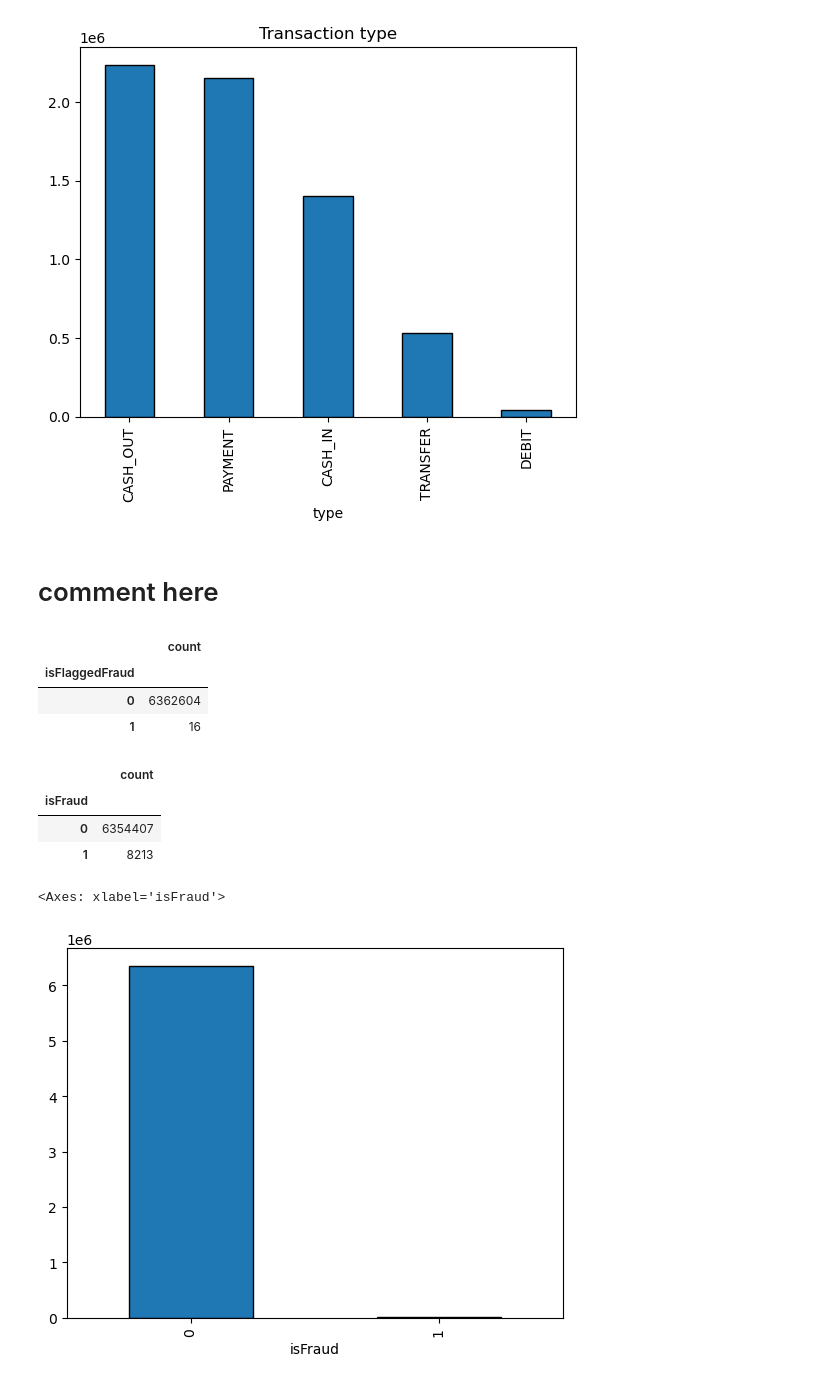
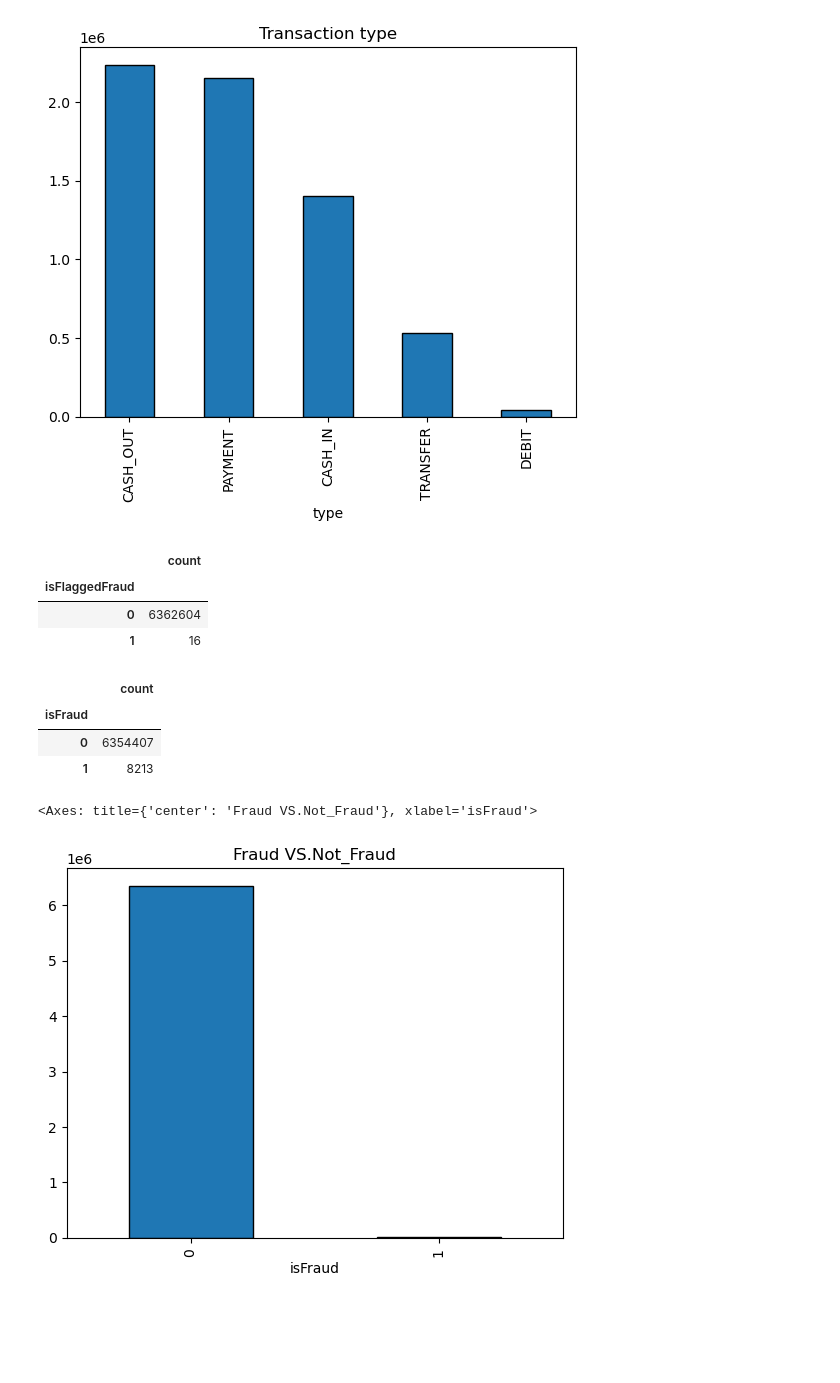
Before and after one commit to MaimunaBawa/Phase2TLAB1, a Jupyter notebook: EDA-1.ipynb, the cells around one changed output. Saved outputs shown, nothing was run; the diff lists cells and outputs as text; code cells hidden in the pictures; blank space fills up the shorter version.

```diff
--- a/EDA-1.ipynb
+++ b/EDA-1.ipynb
@@ -9,6 +33,6 @@ import statsmodels.api as sm
 # %%
 # Read FinancalFraud csv file into DataFrame
-df=pd.read_csv("/Users/sa19/Desktop/Financial-Fraud_Tlab_Phase2/PS_20174392719_1491204439457_log copy.csv")
+df=pd.read_csv("/Users/sa19/Desktop/Phase2TLAB1/PS_20174392719_1491204439457_log copy.csv")
 # %%
 #print the first five rows of the dataset
 df.head()
@@ -78,14 +99,14 @@ df_type.plot.bar(title= "Transaction type",edgecolor="black")
 # %% [output]
 <Axes: title={'center': 'Transaction type'}, xlabel='type'>
 [figure]
-# %% [markdown]
-# comment here
-# %%
-df_ffraud = df.value_counts("isFlaggedFraud")
-df_ffraud.to_frame()
-# %% [output]
-|  | count |
-| isFlaggedFraud |  |
-| 0 | 6362604 |
-| 1 | 16 |
+# %%
+#Find transactions which were flagged as Fraud using value_counts
+
+df_ffraud = df.value_counts("isFlaggedFraud")
+df_ffraud.to_frame() #add to dataframe
+# %% [output]
+|  | count |
+| isFlaggedFraud |  |
+| 0 | 6362604 |
+| 1 | 16 |
 # %%
@@ -97,7 +120,7 @@ df_fraud.to_frame()
 | 0 | 6354407 |
 | 1 | 8213 |
 # %%
-df_fraud.plot.bar(edgecolor="black")
+df_fraud.plot.bar(title= "Fraud VS.Not_Fraud",edgecolor="black")
 # %% [output]
-<Axes: xlabel='isFraud'>
+<Axes: title={'center': 'Fraud VS.Not_Fraud'}, xlabel='isFraud'>
-[figure, old version]
+[figure, new version]
```
Also changed, not shown: parts of 16 cells of this notebook.
